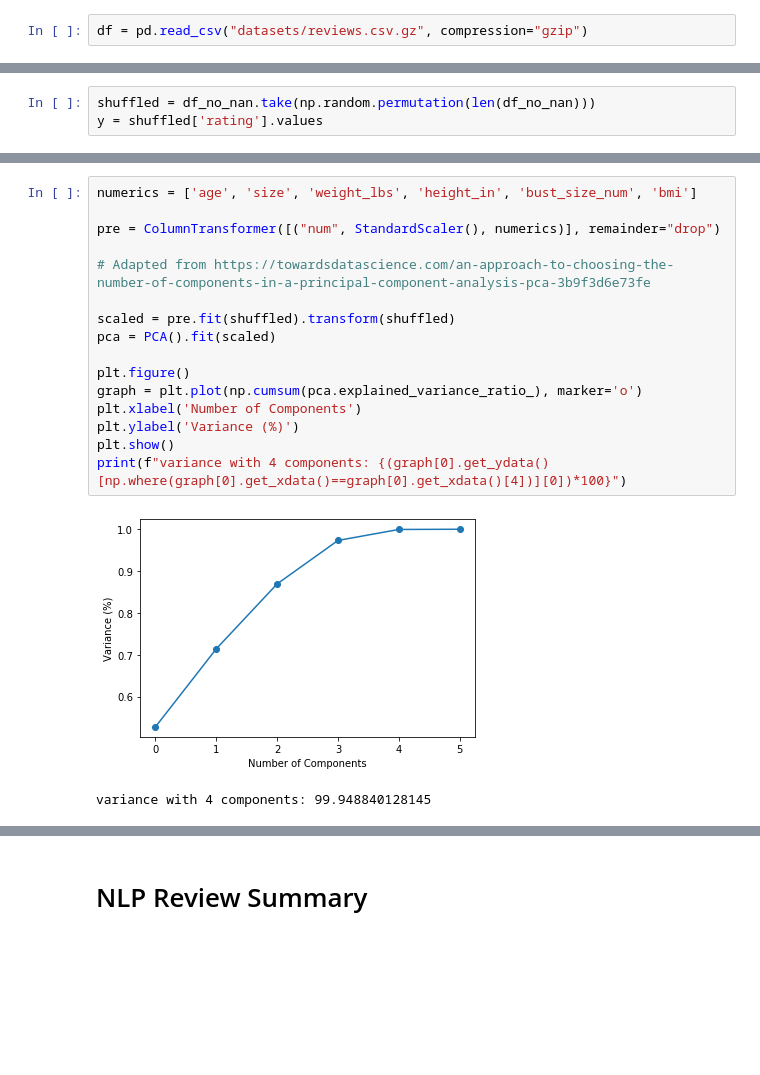
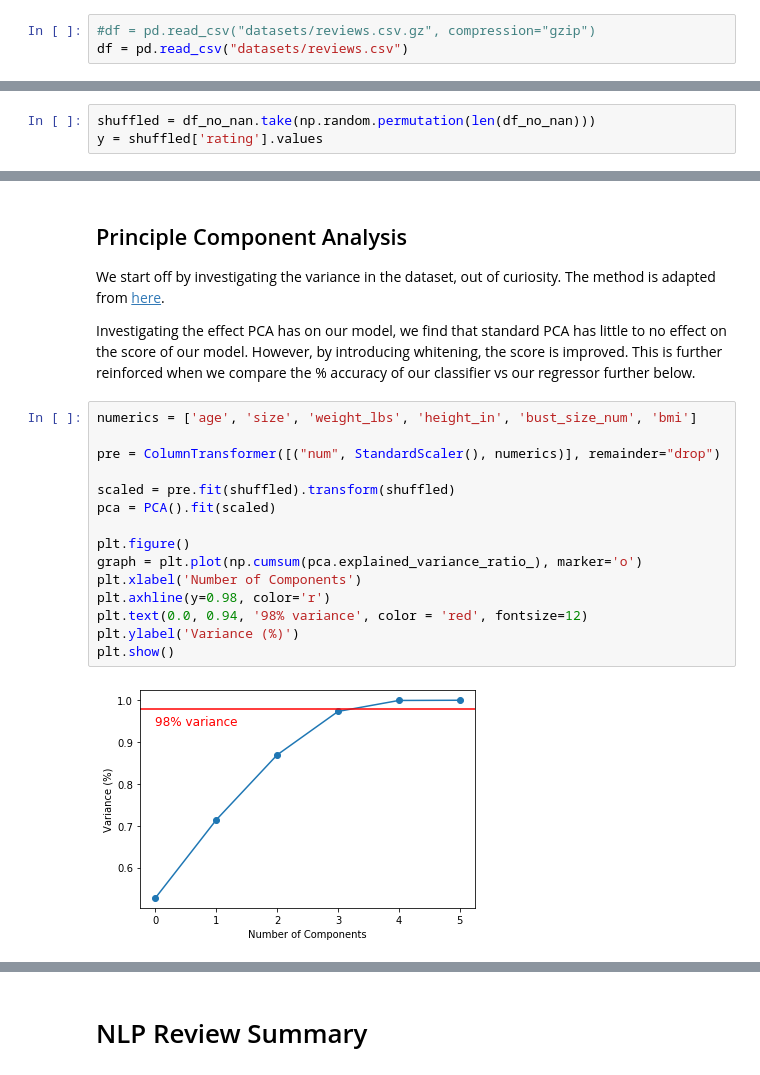
Before and after one commit to Strum355/CS4618-Reviews-Predictor, a Jupyter notebook: Assignment 1.ipynb, the cells around one changed output, grey strips where cells are left out. Drawn from its saved outputs; the diff is of its cells as text; blank space fills up the shorter version.

```diff
--- a/Assignment 1.ipynb
+++ b/Assignment 1.ipynb
@@ -30,4 +30,5 @@ from sklearn.naive_bayes import MultinomialNB
 from sklearn.metrics import classification_report, confusion_matrix, accuracy_score, mean_absolute_error
 from sklearn.cross_decomposition import CCA
 # %%
-df = pd.read_csv("datasets/reviews.csv.gz", compression="gzip")
+#df = pd.read_csv("datasets/reviews.csv.gz", compression="gzip")
+df = pd.read_csv("datasets/reviews.csv")
@@ -192,20 +210,23 @@ np.mean(cross_val_score(pipeline, shuffled, y, scoring="neg_mean_absolute_error"
+# %% [markdown]
+## Principle Component Analysis
+We start off by investigating the variance in the dataset, out of curiosity. The method is adapted from [here](https://towardsdatascience.com/an-approach-to-choosing-the-number-of-components-in-a-principal-component-analysis-pca-3b9f3d6e73fe).
+
+Investigating the effect PCA has on our model, we find that standard PCA has little to no effect on the score of our model. However, by introducing whitening, the score is improved. This is further reinforced when we compare the % accuracy of our classifier vs our regressor further below.
 # %%
 numerics = ['age', 'size', 'weight_lbs', 'height_in', 'bust_size_num', 'bmi']
 
 pre = ColumnTransformer([("num", StandardScaler(), numerics)], remainder="drop")
-
-# Adapted from https://towardsdatascience.com/an-approach-to-choosing-the-number-of-components-in-a-principal-component-analysis-pca-3b9f3d6e73fe
 
 scaled = pre.fit(shuffled).transform(shuffled)
 pca = PCA().fit(scaled)
 
 plt.figure()
 graph = plt.plot(np.cumsum(pca.explained_variance_ratio_), marker='o')
 plt.xlabel('Number of Components')
+plt.axhline(y=0.98, color='r')
+plt.text(0.0, 0.94, '98% variance', color = 'red', fontsize=12)
 plt.ylabel('Variance (%)')
 plt.show()
-print(f"variance with 4 components: {(graph[0].get_ydata()[np.where(graph[0].get_xdata()==graph[0].get_xdata()[4])][0])*100}")
 # %% [output]
-[figure, old version]
+[figure, new version]
-variance with 4 components: 99.948840128145
 # %%
```
Also changed, not shown: parts of 15 cells of this notebook.
